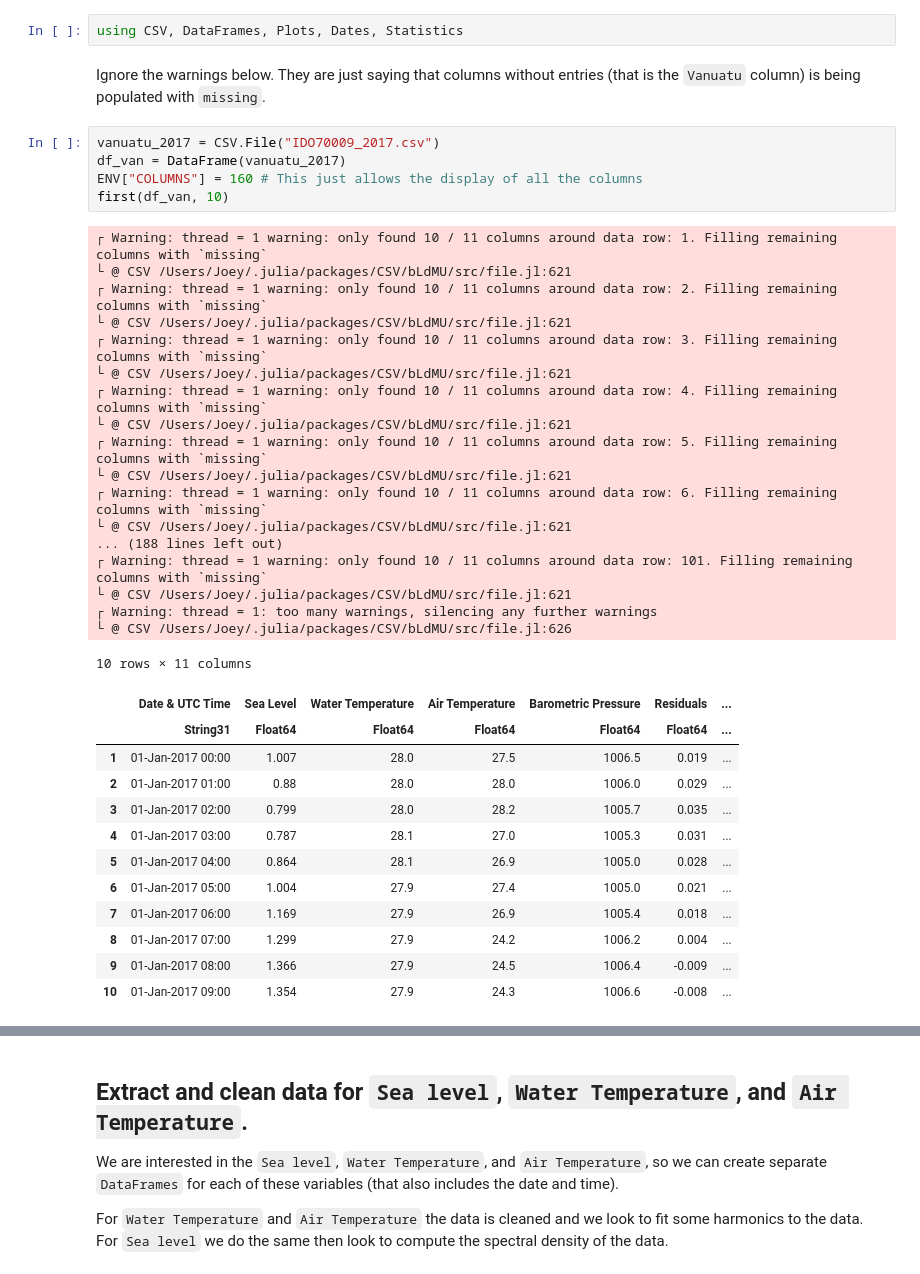
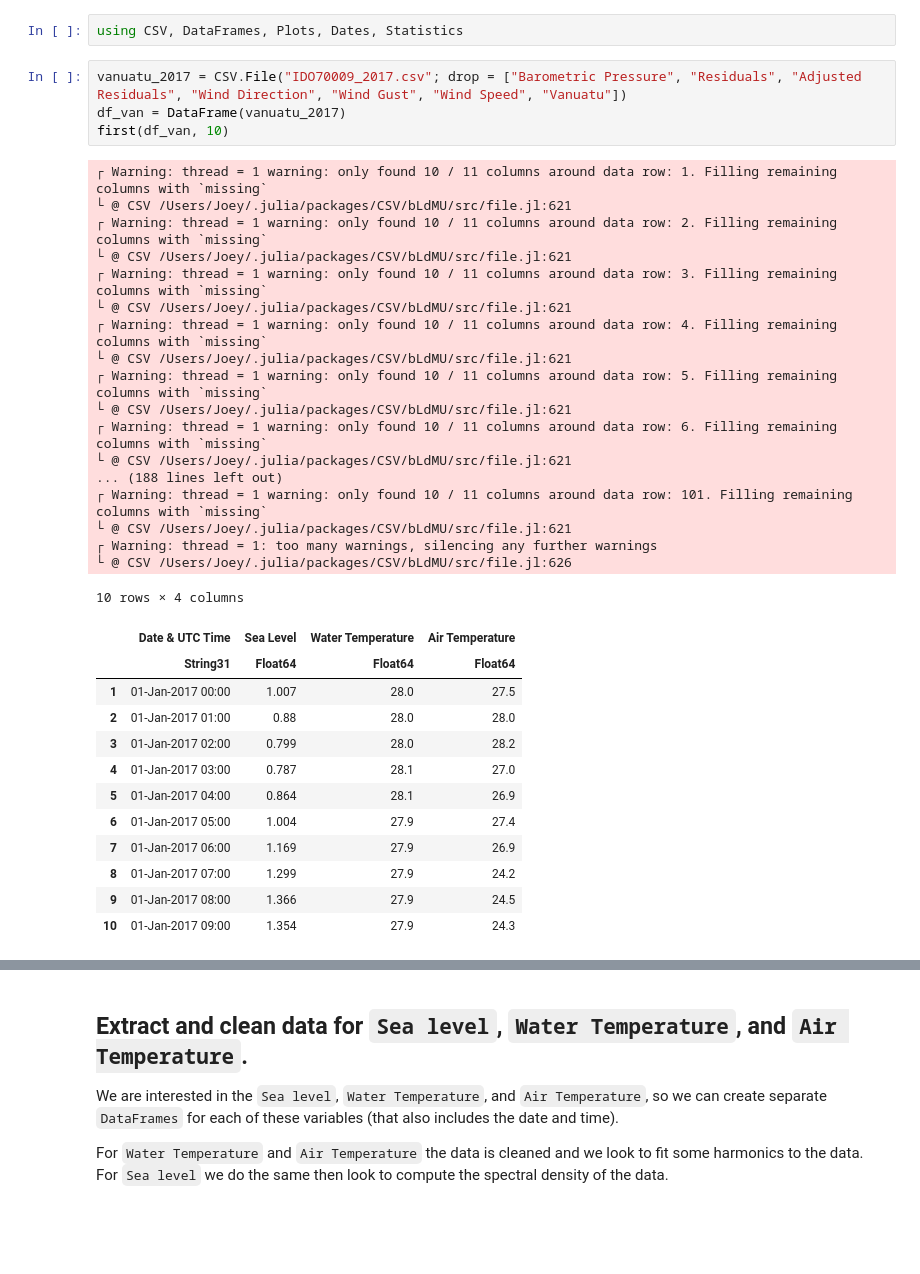
Before and after one commit to jbisits/MATH5271, a Jupyter notebook: Task 1/task1.ipynb, the cells around one changed output, grey strips where cells are left out. Cells and saved outputs as stored; diff of their text form; blank space fills up the shorter version.

```diff
--- a/Task 1/task1.ipynb
+++ b/Task 1/task1.ipynb
@@ -47,45 +105,41 @@ Pkg.activate("..")
   Activating environment at `~/Documents/GitHub/MATH5271/Project.toml`
 # %%
 using CSV, DataFrames, Plots, Dates, Statistics
-# %% [markdown]
-Ignore the warnings below.
-They are just saying that columns without entries (that is the `Vanuatu` column) is being populated with `missing`.
 # %%
-vanuatu_2017 = CSV.File("IDO70009_2017.csv")
+vanuatu_2017 = CSV.File("IDO70009_2017.csv"; drop = ["Barometric Pressure", "Residuals", "Adjusted Residuals", "Wind Direction", "Wind Gust", "Wind Speed", "Vanuatu"])
 df_van = DataFrame(vanuatu_2017)
-ENV["COLUMNS"] = 160 # This just allows the display of all the columns
 first(df_van, 10)
 # %% [output]
 ┌ Warning: thread = 1 warning: only found 10 / 11 columns around data row: 1. Filling remaining columns with `missing`
 └ @ CSV /Users/Joey/.julia/packages/CSV/bLdMU/src/file.jl:621
 ┌ Warning: thread = 1 warning: only found 10 / 11 columns around data row: 2. Filling remaining columns with `missing`
 └ @ CSV /Users/Joey/.julia/packages/CSV/bLdMU/src/file.jl:621
 ┌ Warning: thread = 1 warning: only found 10 / 11 columns around data row: 3. Filling remaining columns with `missing`
 └ @ CSV /Users/Joey/.julia/packages/CSV/bLdMU/src/file.jl:621
 ┌ Warning: thread = 1 warning: only found 10 / 11 columns around data row: 4. Filling remaining columns with `missing`
 └ @ CSV /Users/Joey/.julia/packages/CSV/bLdMU/src/file.jl:621
 ┌ Warning: thread = 1 warning: only found 10 / 11 columns around data row: 5. Filling remaining columns with `missing`
 └ @ CSV /Users/Joey/.julia/packages/CSV/bLdMU/src/file.jl:621
 ┌ Warning: thread = 1 warning: only found 10 / 11 columns around data row: 6. Filling remaining columns with `missing`
 └ @ CSV /Users/Joey/.julia/packages/CSV/bLdMU/src/file.jl:621
 ... (188 lines left out)
 ┌ Warning: thread = 1 warning: only found 10 / 11 columns around data row: 101. Filling remaining columns with `missing`
 └ @ CSV /Users/Joey/.julia/packages/CSV/bLdMU/src/file.jl:621
 ┌ Warning: thread = 1: too many warnings, silencing any further warnings
 └ @ CSV /Users/Joey/.julia/packages/CSV/bLdMU/src/file.jl:626
-10 rows × 11 columns
+10 rows × 4 columns
-|  | Date & UTC Time | Sea Level | Water Temperature | Air Temperature | Barometric Pressure | Residuals | ... |
-|  | String31 | Float64 | Float64 | Float64 | Float64 | Float64 | ... |
-| 1 | 01-Jan-2017 00:00 | 1.007 | 28.0 | 27.5 | 1006.5 | 0.019 | ... |
-| 2 | 01-Jan-2017 01:00 | 0.88 | 28.0 | 28.0 | 1006.0 | 0.029 | ... |
-| 3 | 01-Jan-2017 02:00 | 0.799 | 28.0 | 28.2 | 1005.7 | 0.035 | ... |
-| 4 | 01-Jan-2017 03:00 | 0.787 | 28.1 | 27.0 | 1005.3 | 0.031 | ... |
-| 5 | 01-Jan-2017 04:00 | 0.864 | 28.1 | 26.9 | 1005.0 | 0.028 | ... |
-| 6 | 01-Jan-2017 05:00 | 1.004 | 27.9 | 27.4 | 1005.0 | 0.021 | ... |
-| 7 | 01-Jan-2017 06:00 | 1.169 | 27.9 | 26.9 | 1005.4 | 0.018 | ... |
-| 8 | 01-Jan-2017 07:00 | 1.299 | 27.9 | 24.2 | 1006.2 | 0.004 | ... |
-| 9 | 01-Jan-2017 08:00 | 1.366 | 27.9 | 24.5 | 1006.4 | -0.009 | ... |
-| 10 | 01-Jan-2017 09:00 | 1.354 | 27.9 | 24.3 | 1006.6 | -0.008 | ... |
+|  | Date & UTC Time | Sea Level | Water Temperature | Air Temperature |
+|  | String31 | Float64 | Float64 | Float64 |
+| 1 | 01-Jan-2017 00:00 | 1.007 | 28.0 | 27.5 |
+| 2 | 01-Jan-2017 01:00 | 0.88 | 28.0 | 28.0 |
+| 3 | 01-Jan-2017 02:00 | 0.799 | 28.0 | 28.2 |
+| 4 | 01-Jan-2017 03:00 | 0.787 | 28.1 | 27.0 |
+| 5 | 01-Jan-2017 04:00 | 0.864 | 28.1 | 26.9 |
+| 6 | 01-Jan-2017 05:00 | 1.004 | 27.9 | 27.4 |
+| 7 | 01-Jan-2017 06:00 | 1.169 | 27.9 | 26.9 |
+| 8 | 01-Jan-2017 07:00 | 1.299 | 27.9 | 24.2 |
+| 9 | 01-Jan-2017 08:00 | 1.366 | 27.9 | 24.5 |
+| 10 | 01-Jan-2017 09:00 | 1.354 | 27.9 | 24.3 |
 # %%
 describe(df_van)
 # %% [output]
```
Also changed, not shown: parts of 39 cells of this notebook, 2 other files.
